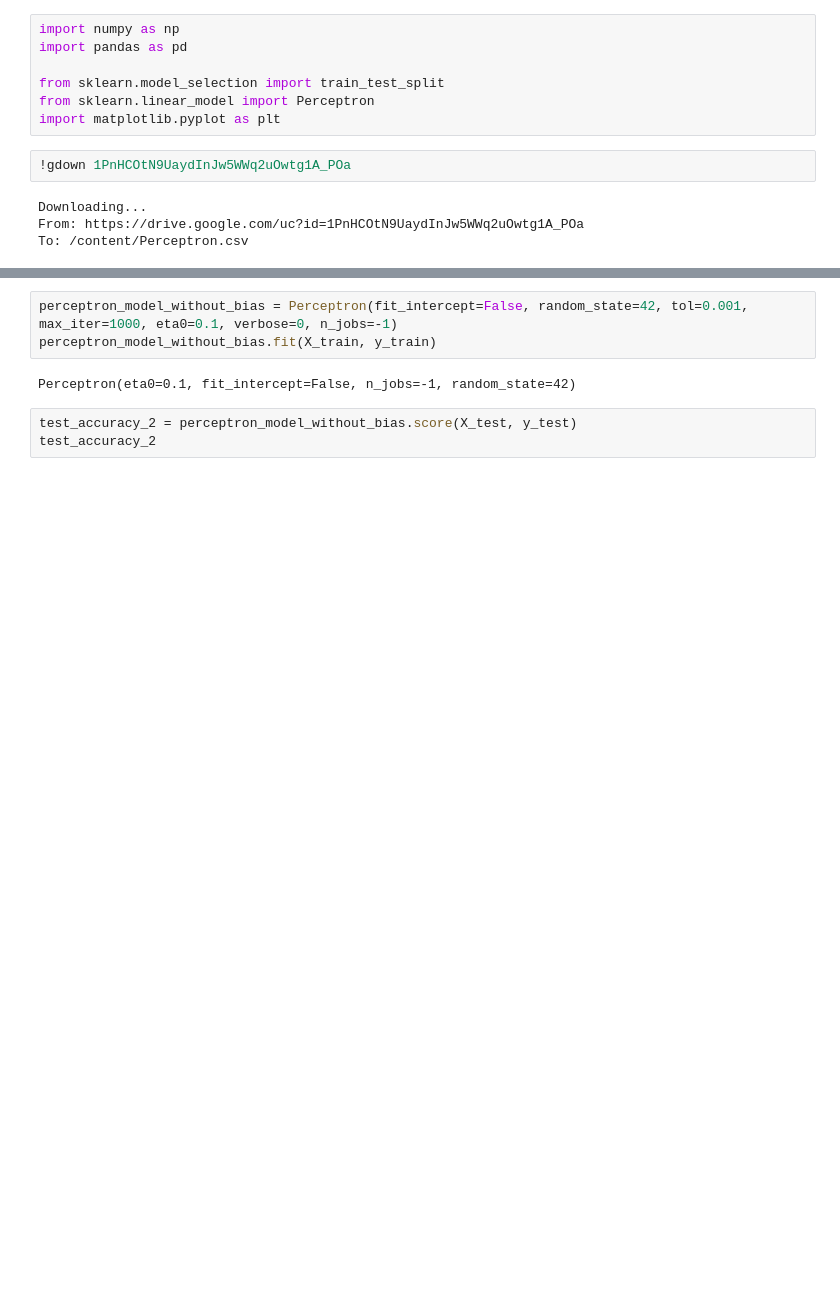
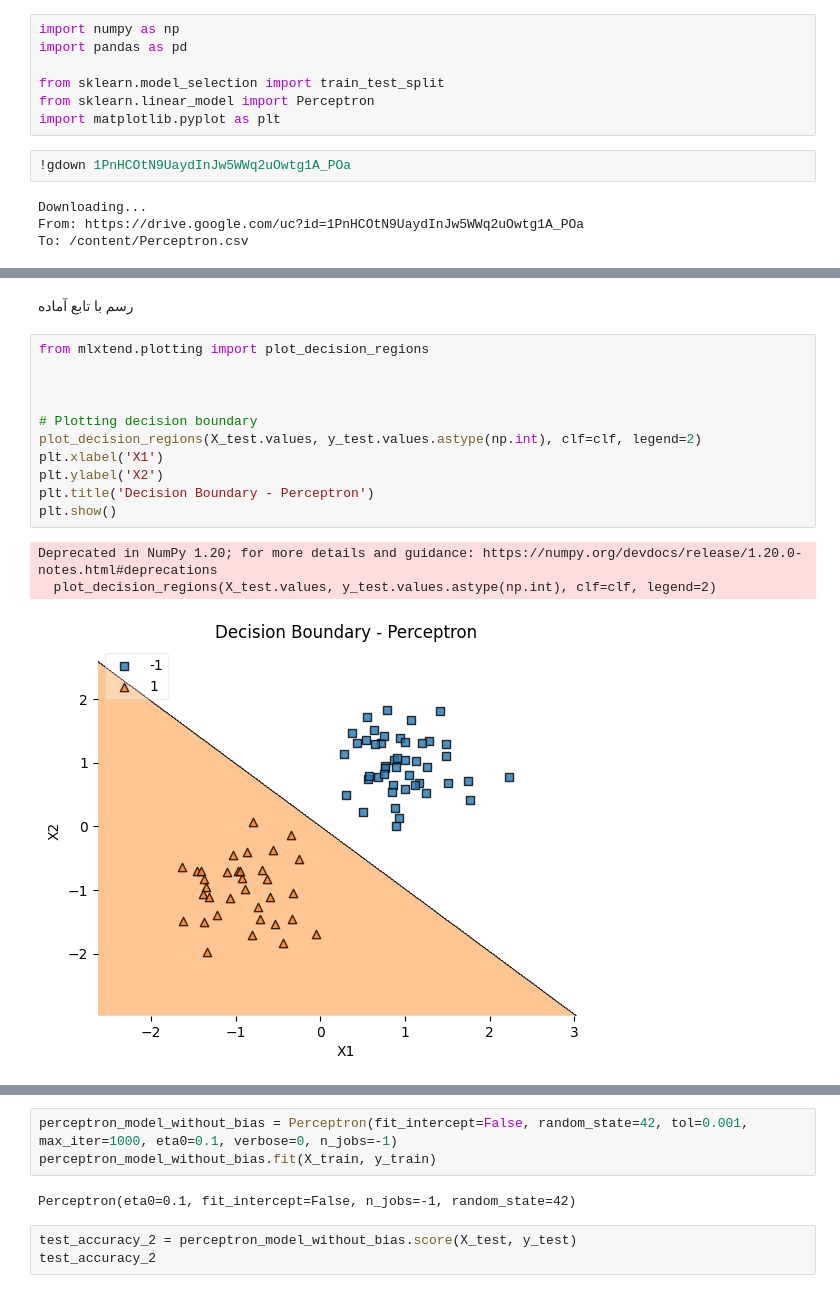
Before and after one commit to KEHSANN/hosh_masnoi, a Jupyter notebook: PROJECT2/P2_Q1.ipynb, the cells around one changed output, grey strips where cells are left out. Saved outputs shown, nothing was run; the diff lists cells and outputs as text; blank space fills up the shorter version.

```diff
--- a/PROJECT2/P2_Q1.ipynb
+++ b/PROJECT2/P2_Q1.ipynb
@@ -51,0 +66,17 @@ Perceptron()
+# %% [markdown]
+رسم با تابع آماده
+# %%
+from mlxtend.plotting import plot_decision_regions
+
+
+
+# Plotting decision boundary
+plot_decision_regions(X_test.values, y_test.values.astype(np.int), clf=clf, legend=2)
+plt.xlabel('X1')
+plt.ylabel('X2')
+plt.title('Decision Boundary - Perceptron')
+plt.show()
+# %% [output]
+Deprecated in NumPy 1.20; for more details and guidance: https://numpy.org/devdocs/release/1.20.0-notes.html#deprecations
+  plot_decision_regions(X_test.values, y_test.values.astype(np.int), clf=clf, legend=2)
+[figure, added]
```
Also changed, not shown: parts of 14 cells of this notebook.
